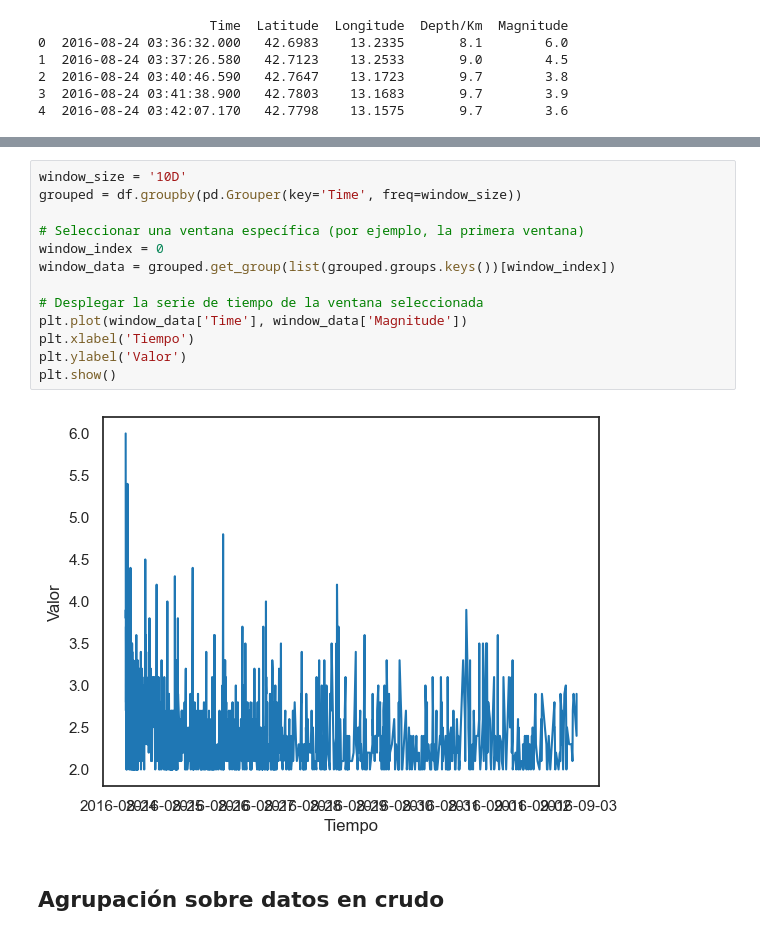
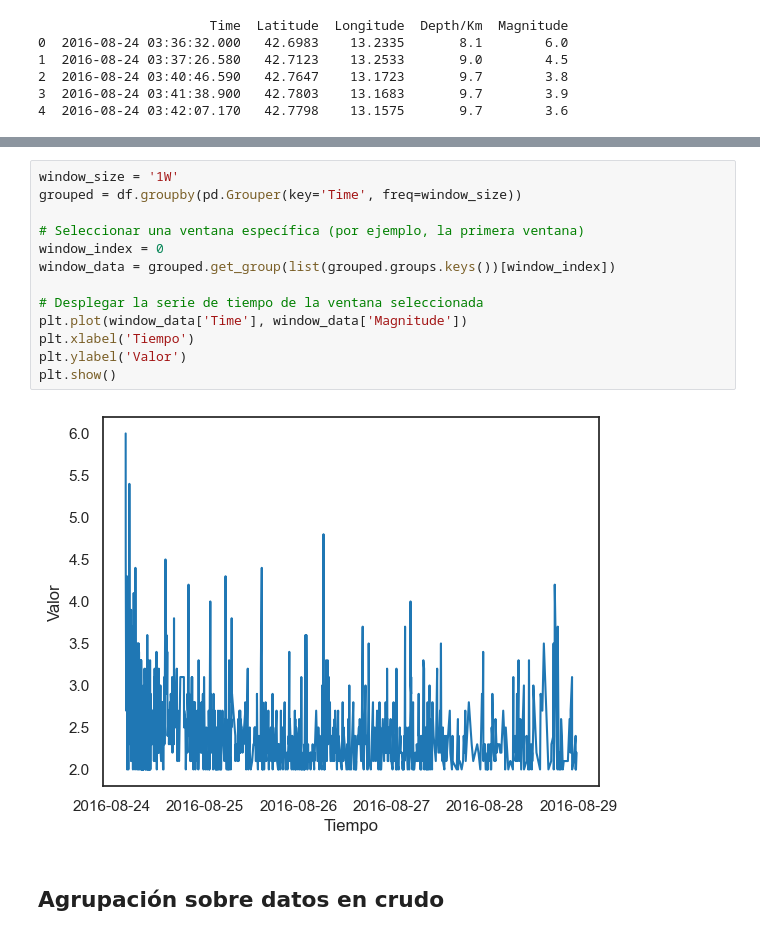
Before and after one commit to MrBloom911/SismicOperations, a Jupyter notebook: ProyectoComp2.ipynb, the cells around one changed output, grey strips where cells are left out. Drawn from its saved outputs; the diff is of its cells as text.

```diff
--- a/ProyectoComp2.ipynb
+++ b/ProyectoComp2.ipynb
@@ -98,18 +126,18 @@ Freq: 10D, Name: Magnitude, dtype: object
 # %%
-window_size = '10D'
+window_size = '1W'
 grouped = df.groupby(pd.Grouper(key='Time', freq=window_size))
 
 # Seleccionar una ventana específica (por ejemplo, la primera ventana)
 window_index = 0
 window_data = grouped.get_group(list(grouped.groups.keys())[window_index])
 
 # Desplegar la serie de tiempo de la ventana seleccionada
 plt.plot(window_data['Time'], window_data['Magnitude'])
 plt.xlabel('Tiempo')
 plt.ylabel('Valor')
 plt.show()
 # %% [output]
-[figure, old version]
+[figure, new version]
 # %% [markdown]
 ## Agrupación sobre datos en crudo
 # %%
```
Also changed, not shown: parts of 23 cells of this notebook, 1 other file.
